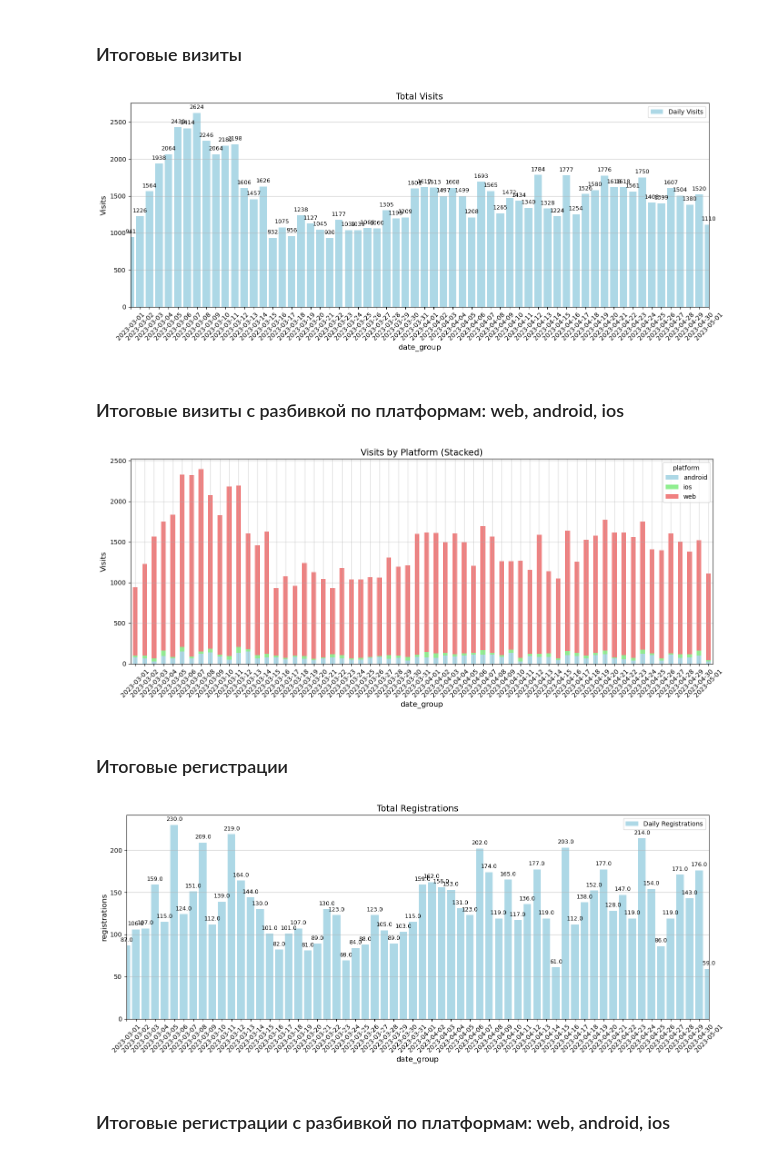
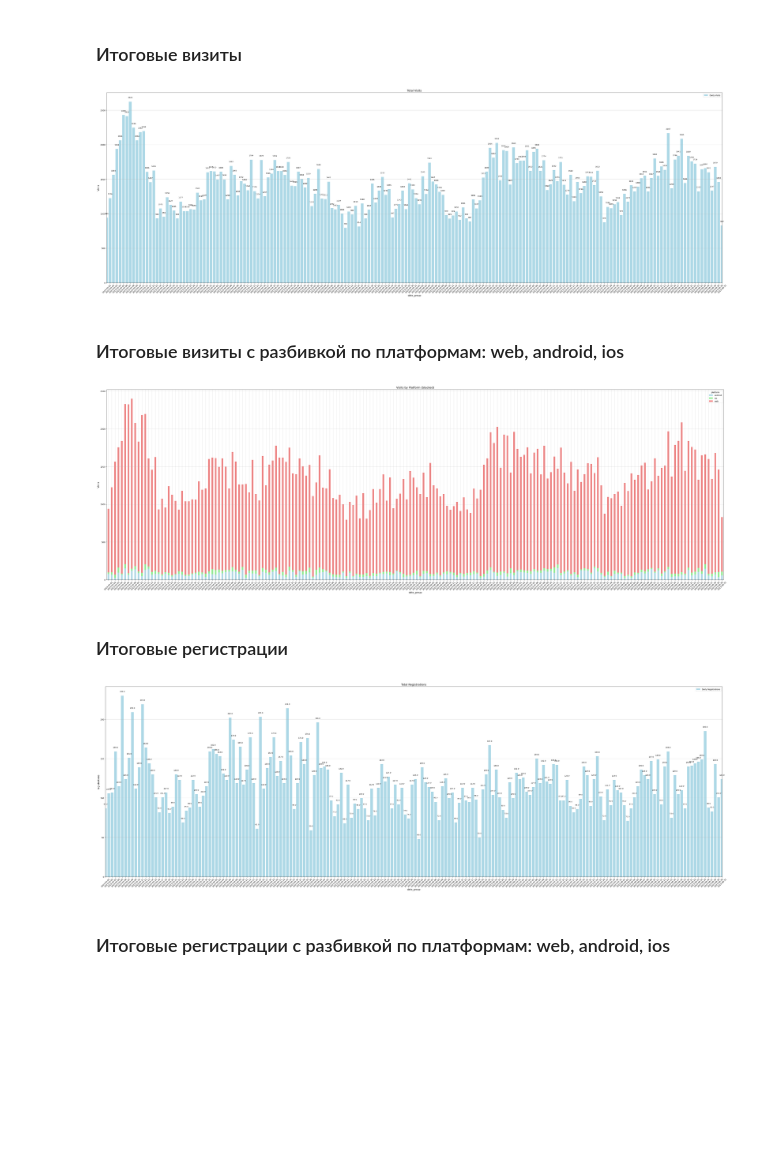
Before and after one commit to matvey532/data-analytics-project-100, a Jupyter notebook: charts_project.ipynb, the cells around one changed output. Drawn from its saved outputs; the diff is of its cells as text; code cells hidden in the pictures; blank space fills up the shorter version.

```diff
--- a/charts_project.ipynb
+++ b/charts_project.ipynb
@@ -44,13 +44,13 @@ API_URL = os.getenv('API_URL')
 
 #resp = requests.get(f'{API_URL}/registrations', params={'begin': DATE_BEGIN, 'end': DATE_BEGIN})
 # %%
-#rsp_visits = requests.get('https://data-charts-api.hexlet.app/visits?begin=2023-03-01&end=2023-09-01')
-rsp_visits = requests.get(f'{API_URL}/visits', params={'begin': DATE_BEGIN, 'end': DATE_BEGIN})
+rsp_visits = requests.get('https://data-charts-api.hexlet.app/visits?begin=2023-03-01&end=2023-09-01')
+#rsp_visits = requests.get(f'{API_URL}/visits', params={'begin': DATE_BEGIN, 'end': DATE_BEGIN})
 visits_data = rsp_visits.json()
 visits_df = pd.DataFrame(visits_data)
 # %%
-#rsp_regs = requests.get('https://data-charts-api.hexlet.app/registrations?begin=2023-03-01&end=2023-09-01')
-rsp_regs = requests.get(f'{API_URL}/registrations', params={'begin': DATE_BEGIN, 'end': DATE_BEGIN})
+rsp_regs = requests.get('https://data-charts-api.hexlet.app/registrations?begin=2023-03-01&end=2023-09-01')
+#rsp_regs = requests.get(f'{API_URL}/registrations', params={'begin': DATE_BEGIN, 'end': DATE_BEGIN})
 data_regs = rsp_regs.json()
 regs_df = pd.DataFrame(data_regs)
 # %%
@@ -101,41 +101,42 @@ import matplotlib.cm as cm
 import seaborn as sns
 # %%
 result_df['date_group'] = pd.to_datetime(result_df['date_group'], unit='ms')
-filtered_df = result_df[(result_df['date_group'] >= '2023-01-01') & (result_df['date_group'] <= '2023-04-30')]
+daily_visits = result_df.groupby('date_group')['visits'].sum().reset_index()
+#filtered_df = result_df[(result_df['date_group'] >= '2023-01-01') & (result_df['date_group'] <= '2023-09-01')]
 # %% [markdown]
 ### Итоговые визиты
 # %%
-daily_visits = filtered_df.groupby('date_group')['visits'].sum().reset_index()
+#daily_visits = filtered_df.groupby('date_group')['visits'].sum().reset_index()
 
-plt.figure(figsize=(14, 6))
+plt.figure(figsize=(45, 15))
 plt.bar(daily_visits['date_group'], daily_visits['visits'], color='lightblue', label='Daily Visits')
 
 plt.title('Total Visits', fontsize=14)
 plt.xlabel('date_group', fontsize=12)
 plt.ylabel('Visits', fontsize=12)
 plt.xticks(daily_visits['date_group'], rotation=45, fontsize=10)
 plt.yticks(fontsize=10)
 plt.grid(axis='y', linestyle='-', alpha=0.7)
 plt.legend(fontsize=10)
 
 plt.xlim(daily_visits['date_group'].iloc[0], daily_visits['date_group'].iloc[-1])
 
 for x, y in zip(daily_visits['date_group'], daily_visits['visits']):
     plt.text(x, y + 0.02 * max(daily_visits['visits']), str(y), ha='center', fontsize=9)
 
 plt.tight_layout()
 plt.savefig('./charts/total_visits.png')
 plt.show()
 # %% [output]
-[figure, old version]
+[figure, new version]
 # %% [markdown]
 ### Итоговые визиты с разбивкой по платформам: web, android, ios
 # %%
-filtered_df_no_bot = filtered_df[filtered_df['platform'] != 'bot']
+result_df_no_bot = result_df[result_df['platform'] != 'bot']
 
-platform_visits_no_bot = filtered_df_no_bot.groupby(['date_group', 'platform'])['visits'].sum().unstack(fill_value=0)
+platform_visits_no_bot = result_df_no_bot.groupby(['date_group', 'platform'])['visits'].sum().unstack(fill_value=0)
 
-plt.figure(figsize=(14, 6))
+plt.figure(figsize=(45, 15))
 
 platform_visits_no_bot.plot(kind='bar', stacked=True, color=['lightblue', 'lightgreen', 'lightcoral'], ax=plt.gca())
 
@@ -154,13 +155,13 @@ plt.tight_layout()
 plt.savefig('./charts/visits_by_platform.png')
 plt.show()
 # %% [output]
-[figure, old version]
+[figure, new version]
 # %% [markdown]
 ### Итоговые регистрации
 # %%
-daily_visits = filtered_df.groupby('date_group')['registrations'].sum().reset_index()
+daily_visits = result_df.groupby('date_group')['registrations'].sum().reset_index()
 
-plt.figure(figsize=(14, 6))
+plt.figure(figsize=(45, 15))
 plt.bar(daily_visits['date_group'], daily_visits['registrations'], color='lightblue', label='Daily Registrations')
 
 plt.title('Total Registrations', fontsize=14)
@@ -180,7 +181,7 @@ plt.tight_layout()
 plt.savefig('./charts/total_registrations.png')
 plt.show()
 # %% [output]
-[figure, old version]
+[figure, new version]
 # %% [markdown]
 ### Итоговые регистрации с разбивкой по платформам: web, android, ios
 # %%
```
Also changed, not shown: parts of 7 cells of this notebook.
